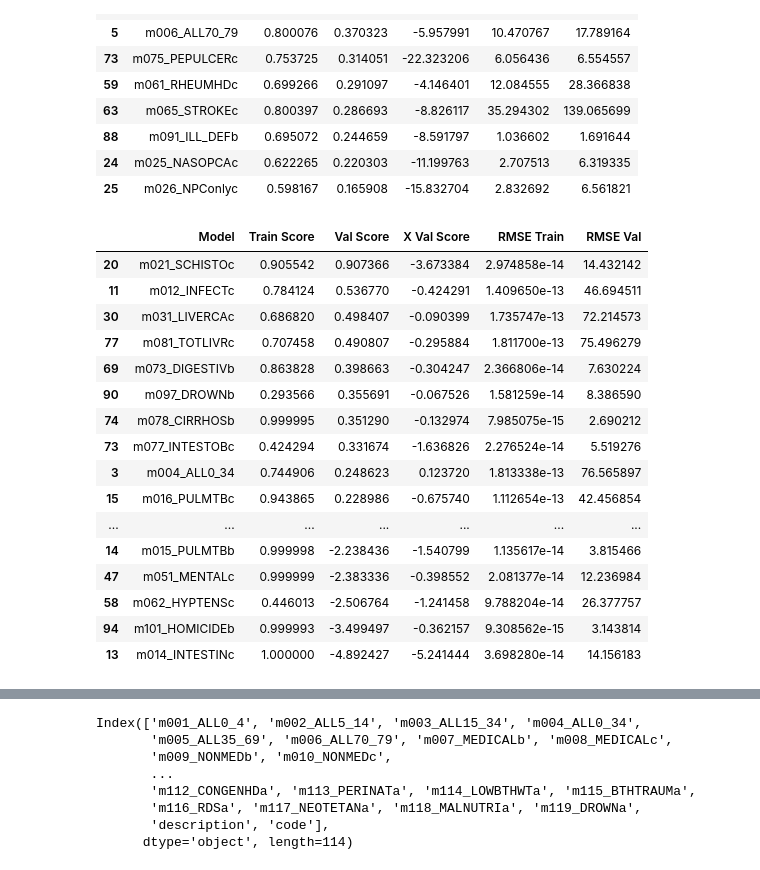
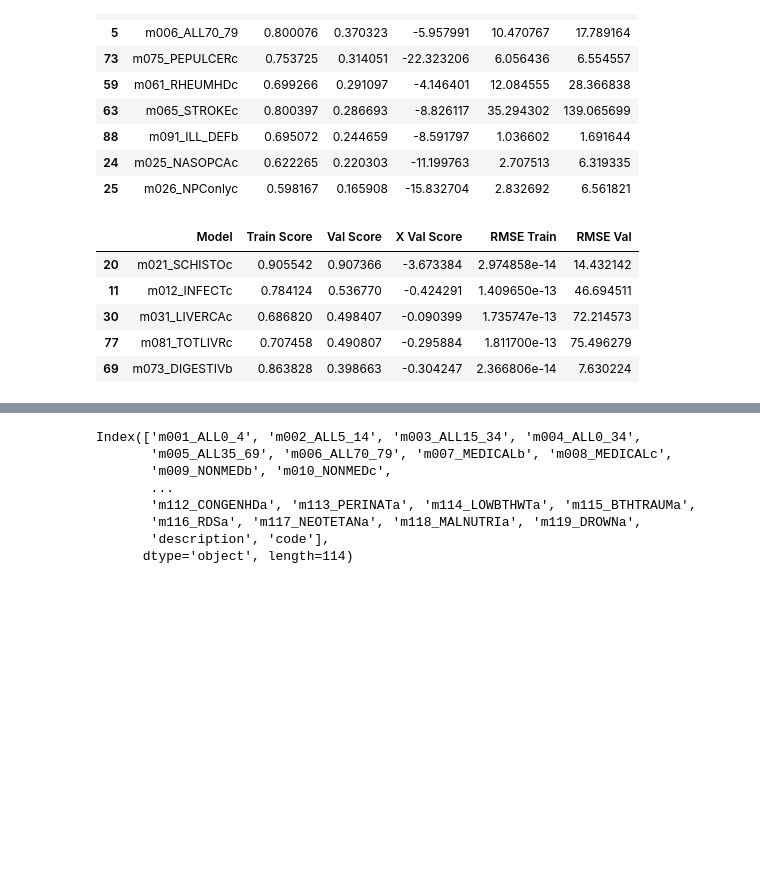
Before and after one commit to colbytse/community_health_project, a Jupyter notebook: code_notebooks/modeling-ct.ipynb, the cells around one changed output, grey strips where cells are left out. Cells and saved outputs as stored; diff of their text form; code cells hidden in the pictures; blank space fills up the shorter version.

```diff
--- a/code_notebooks/modeling-ct.ipynb
+++ b/code_notebooks/modeling-ct.ipynb
@@ -997,23 +997,12 @@ for i in mortalities_f:
 
     imp_features_f[i] = feature_imp
 # %%
-lr_m.sort_values(by = 'Val Score', ascending=False)
+lr_m.sort_values(by = 'Val Score', ascending=False).head(5)
 # %% [output]
 |  | Model | Train Score | Val Score | X Val Score | RMSE Train | RMSE Val |
 | 20 | m021_SCHISTOc | 0.905542 | 0.907366 | -3.673384 | 2.974858e-14 | 14.432142 |
 | 11 | m012_INFECTc | 0.784124 | 0.536770 | -0.424291 | 1.409650e-13 | 46.694511 |
 | 30 | m031_LIVERCAc | 0.686820 | 0.498407 | -0.090399 | 1.735747e-13 | 72.214573 |
 | 77 | m081_TOTLIVRc | 0.707458 | 0.490807 | -0.295884 | 1.811700e-13 | 75.496279 |
 | 69 | m073_DIGESTIVb | 0.863828 | 0.398663 | -0.304247 | 2.366806e-14 | 7.630224 |
-| 90 | m097_DROWNb | 0.293566 | 0.355691 | -0.067526 | 1.581259e-14 | 8.386590 |
-| 74 | m078_CIRRHOSb | 0.999995 | 0.351290 | -0.132974 | 7.985075e-15 | 2.690212 |
-| 73 | m077_INTESTOBc | 0.424294 | 0.331674 | -1.636826 | 2.276524e-14 | 5.519276 |
-| 3 | m004_ALL0_34 | 0.744906 | 0.248623 | 0.123720 | 1.813338e-13 | 76.565897 |
-| 15 | m016_PULMTBc | 0.943865 | 0.228986 | -0.675740 | 1.112654e-13 | 42.456854 |
-| ... | ... | ... | ... | ... | ... | ... |
-| 14 | m015_PULMTBb | 0.999998 | -2.238436 | -1.540799 | 1.135617e-14 | 3.815466 |
-| 47 | m051_MENTALc | 0.999999 | -2.383336 | -0.398552 | 2.081377e-14 | 12.236984 |
-| 58 | m062_HYPTENSc | 0.446013 | -2.506764 | -1.241458 | 9.788204e-14 | 26.377757 |
-| 94 | m101_HOMICIDEb | 0.999993 | -3.499497 | -0.362157 | 9.308562e-15 | 3.143814 |
-| 13 | m014_INTESTINc | 1.000000 | -4.892427 | -5.241444 | 3.698280e-14 | 14.156183 |
 # %%
```
Also changed, not shown: parts of 1 cell of this notebook, 1 other file.
